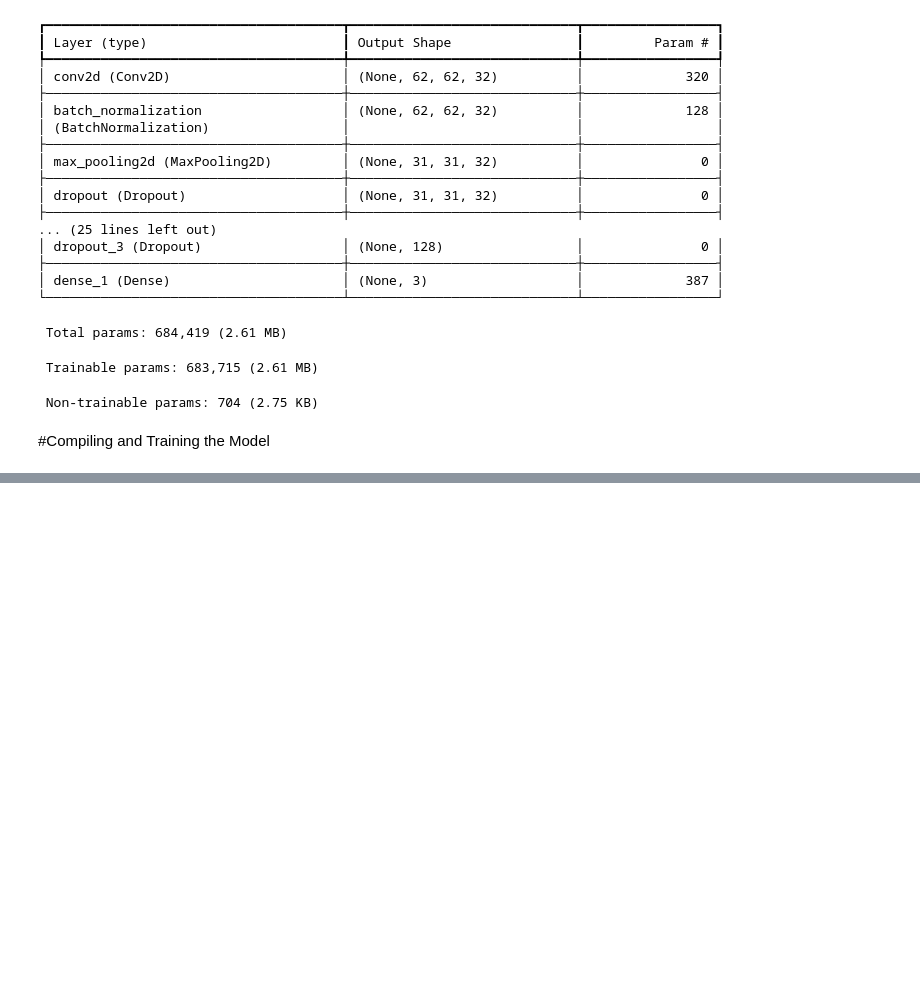
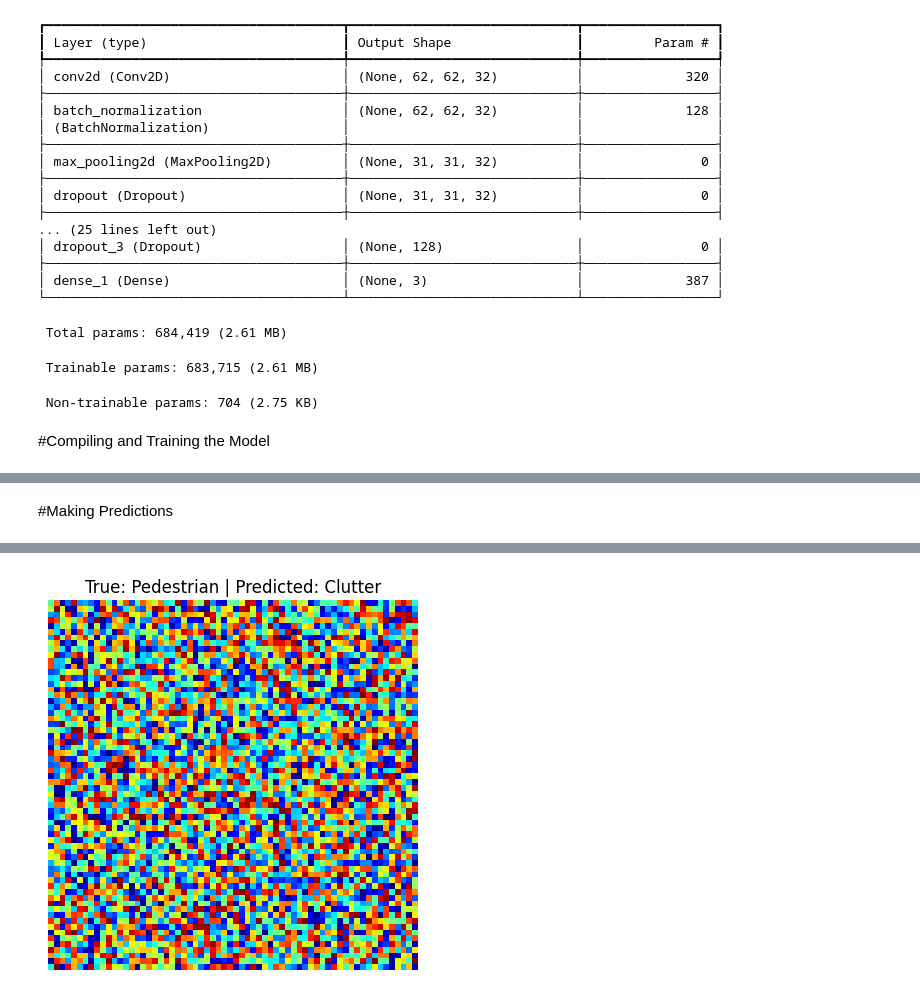
Before and after one commit to alexandrufalk/tensorflow, a Jupyter notebook: RadDetection.ipynb, the cells around one changed output, grey strips where cells are left out. Cells and saved outputs as stored; diff of their text form; code cells hidden in the pictures; blank space fills up the shorter version.

```diff
--- a/RadDetection.ipynb
+++ b/RadDetection.ipynb
@@ -177,0 +209,18 @@ Epoch 11/100
+# %% [markdown]
+#Making Predictions
+# %%
+# Predict on new data
+def predict_sample(model, X, y_true, index):
+    class_names = ['Vehicle', 'Pedestrian', 'Clutter']
+    prediction = model.predict(np.expand_dims(X[index], axis=0))
+    predicted_class = class_names[np.argmax(prediction)]
+    true_class = class_names[np.argmax(y_true[index])]
+
+    plt.imshow(X[index].squeeze(), cmap='jet')
+    plt.title(f"True: {true_class} | Predicted: {predicted_class}")
+    plt.axis('off')
+    plt.show()
+
+# Example prediction
+predict_sample(model, X_test, y_test, index=0)
+# %% [output]
@@ -177,0 +228 @@ Epoch 11/100
+[figure, added]
```
Also changed, not shown: parts of 3 cells of this notebook.
